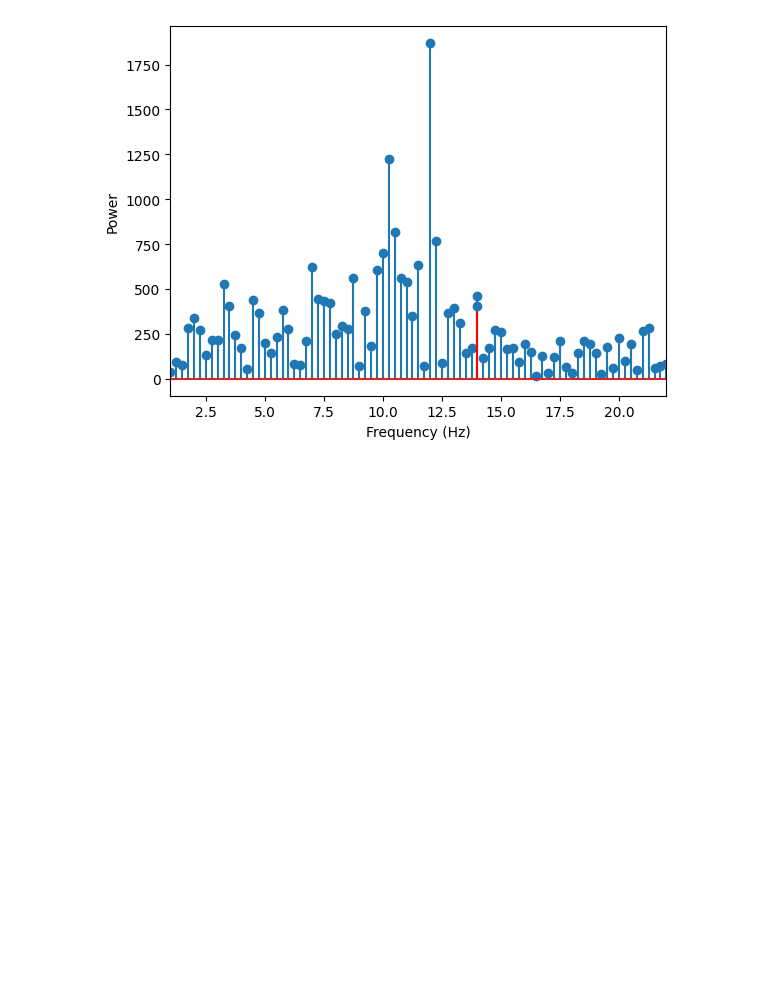
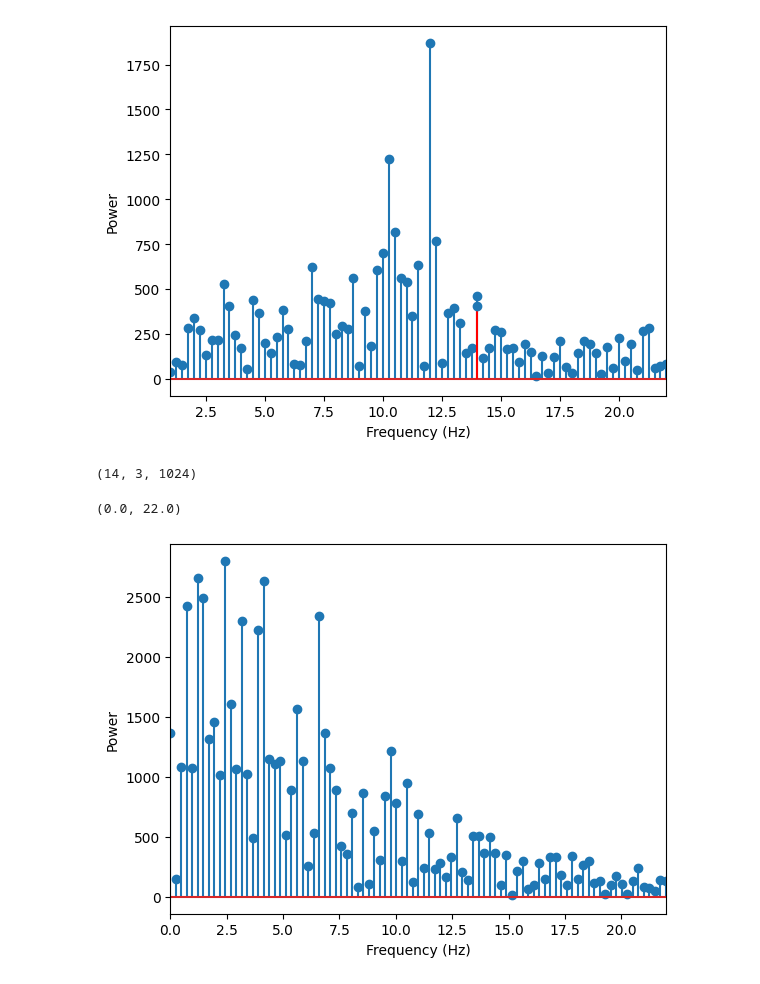
Before and after one commit to loaspra/stargan-ssvep, a Jupyter notebook: classif.ipynb, the cells around one changed output. Saved outputs shown, nothing was run; the diff lists cells and outputs as text; code cells hidden in the pictures; blank space fills up the shorter version.

```diff
--- a/classif.ipynb
+++ b/classif.ipynb
@@ -287,3 +278,26 @@ plt.xlim(1, 22)
 (1000, 3)
 (1.0, 22.0)
 [figure]
+# %%
+path = "expr/results/vanilla/ref_00_b.npy"
+
+data = np.load(path)
+
+print(data.shape)
+
+x = data[12, 1, :]
+
+fft = np.fft.fft(x)
+
+# calculate the frequencies
+freqs = np.fft.fftfreq(len(x)) * 250
+
+# plot the power spectrum
+plt.stem(freqs, abs(fft))
+plt.xlabel('Frequency (Hz)')
+plt.ylabel('Power')
+plt.xlim(0, 22)
+# %% [output]
+(14, 3, 1024)
+(0.0, 22.0)
+[figure, added]
```
Also changed, not shown: parts of 5 cells of this notebook, 1 other file.
